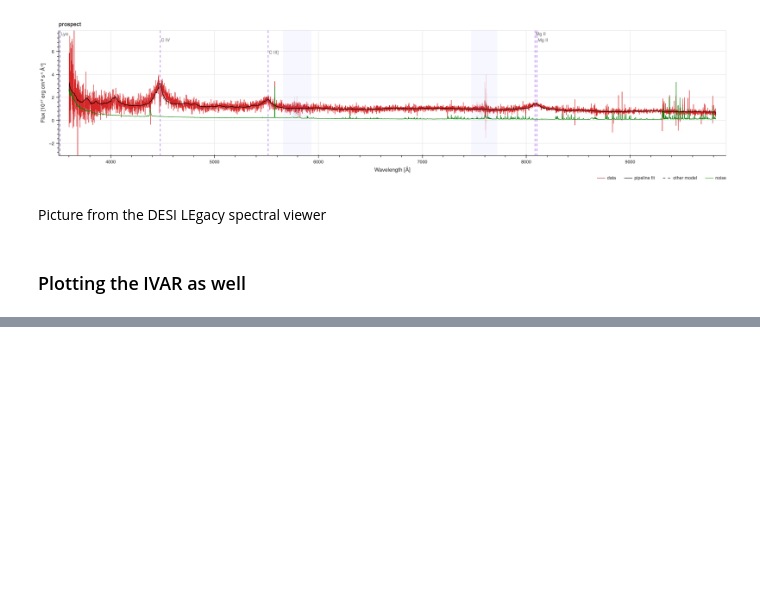
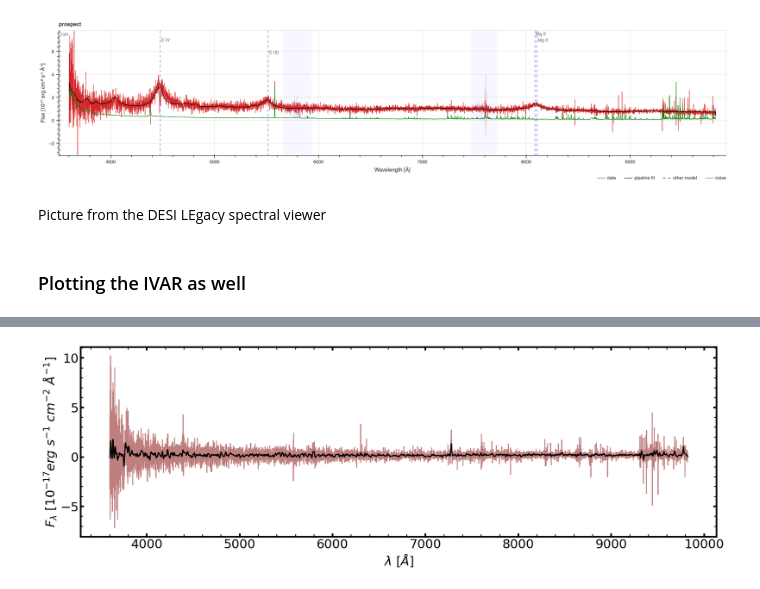
Before and after one commit to emcarthur123/QSL-ML, a Jupyter notebook: DESI_edr.ipynb, the cells around one changed output, grey strips where cells are left out. Cells and saved outputs as stored; diff of their text form; code cells hidden in the pictures; blank space fills up the shorter version.

```diff
--- a/DESI_edr.ipynb
+++ b/DESI_edr.ipynb
@@ -485,0 +490,5 @@ Text(0.5, 0, 'Wavelength (Å)')
+# %%
+## Randomly select an object from the QSO's that are filtered from the sample
+
+jj = 1
+targetid_elg = int(new_elg_sample['targetid'].iloc[jj])   ## SPARCL accepts only python integers
@@ -485,0 +499,7 @@ Text(0.5, 0, 'Wavelength (Å)')
+# %%
+## Retrieve Spectra
+
+inc_elg = ['specid', 'redshift', 'flux', 'ivar', 'wavelength', 'spectype', 'specprimary', 'survey', 'program', 'targetid', 'coadd_fiberstatus']
+res_elg = client.retrieve_by_specid(specid_list = [targetid_elg],
+                                include = inc_elg,
+                                dataset_list = ['DESI-EDR'])
@@ -485,0 +514,24 @@ Text(0.5, 0, 'Wavelength (Å)')
+# %%
+records_elg = res_elg.records
+
+## Select the primary spectrum
+spec_primary_elg = np.array([records_elg[j].specprimary for j in range(len(records_elg))])
+
+primary_ii_elg = np.where(spec_primary_elg == True)[0][0]
+# %%
+lam_primary_elg = records_elg[primary_ii_elg].wavelength
+flam_primary_elg = records_elg[primary_ii_elg].flux
+# %%
+# Plotting this spectra -
+
+plt.figure(figsize = (20, 6))
+# Plot the spectrum from each arm (B,R,Z) in blue, green, red
+
+plt.plot(lam_primary_elg, flam_primary_elg, color = 'maroon', alpha = 0.5)
+# Over-plotting smoothed spectra in black
+plt.plot(lam_primary_elg, convolve(flam_primary_elg, Gaussian1DKernel(5)), color = 'k', lw = 2.0)
+plt.xlabel('$\lambda$ [$\AA$]')
+plt.ylabel('$F_{\lambda}$ [$10^{-17} erg\ s^{-1}\ cm^{-2}\ \AA^{-1}$]')
+plt.show()
+# %% [output]
+[figure, added]
```
Also changed, not shown: parts of 4 cells of this notebook.
